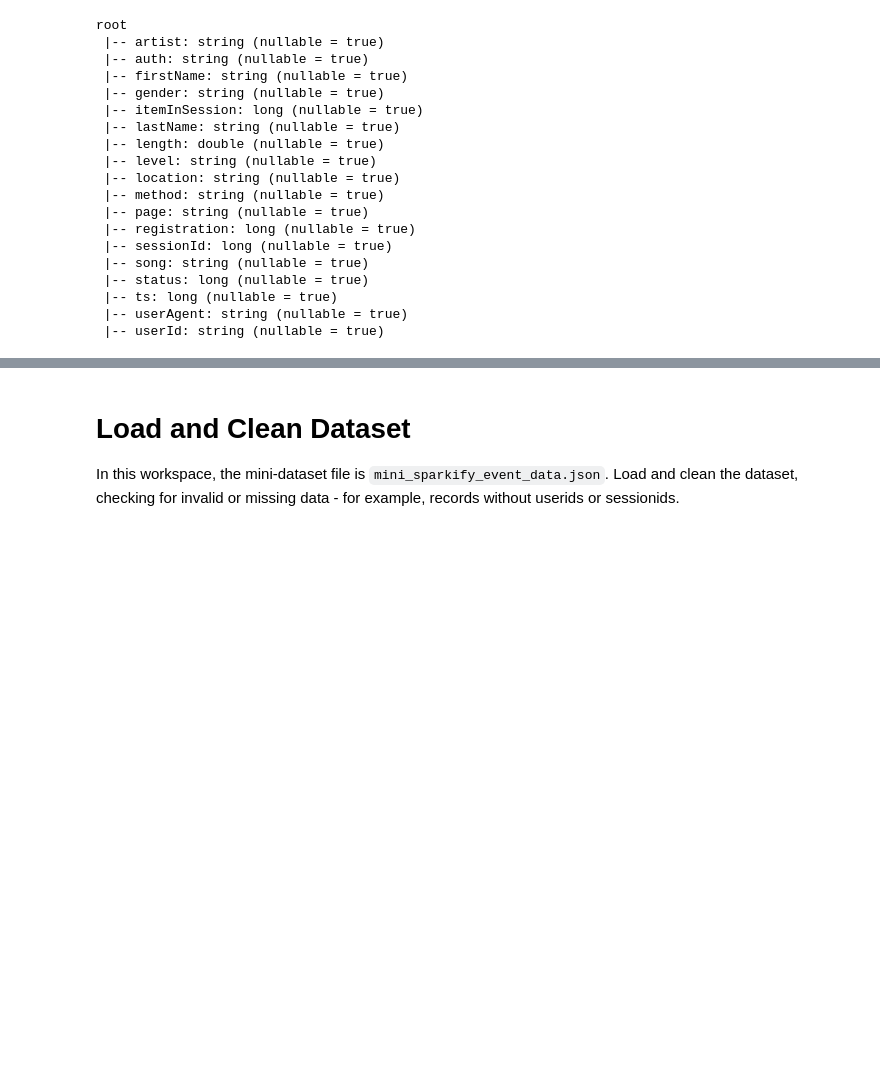
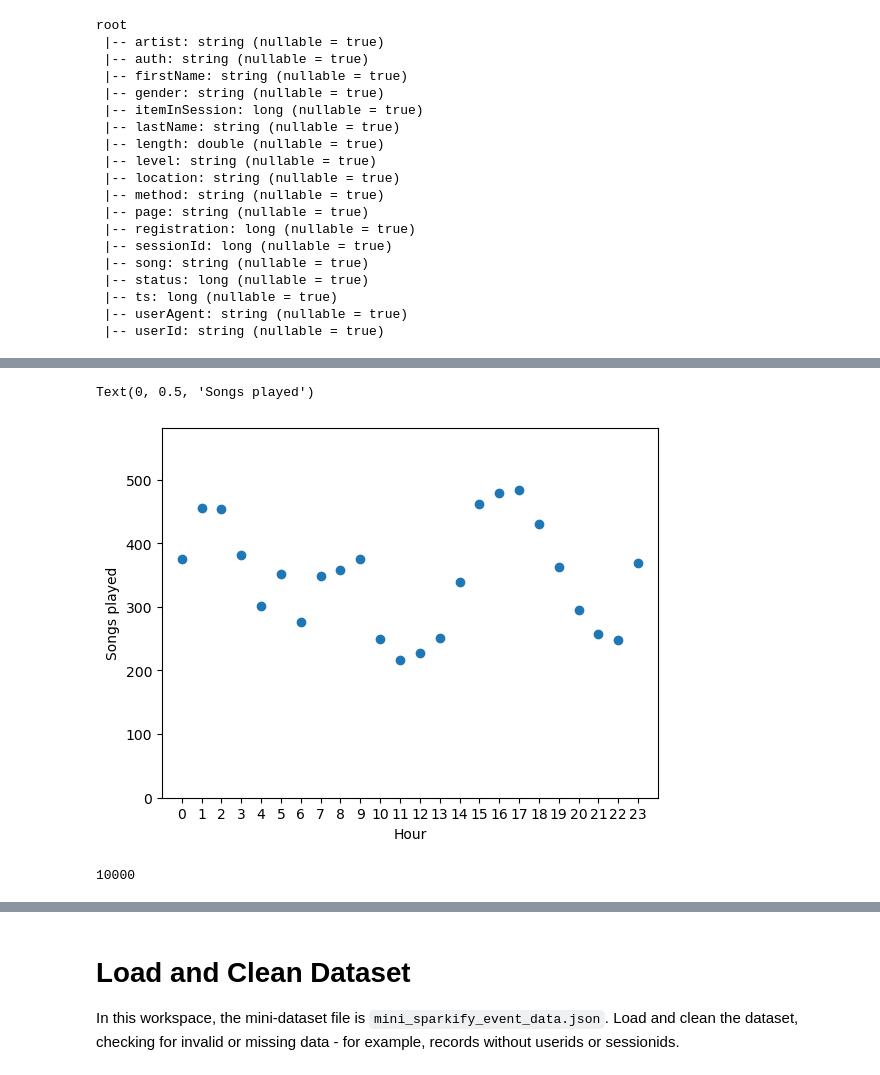
Before and after one commit to kwovadis/music_app_churn_analysis, a Jupyter notebook: notebook_sparkify.ipynb, the cells around one changed output, grey strips where cells are left out. Cells and saved outputs as stored; diff of their text form; code cells hidden in the pictures; blank space fills up the shorter version.

```diff
--- a/notebook_sparkify.ipynb
+++ b/notebook_sparkify.ipynb
@@ -105,0 +155,4 @@ user_log.describe("sessionId").show()
+# %%
+user_log = user_log.withColumn("hour", get_hour(user_log.ts))
+# %%
+songs_in_hour = user_log.filter(user_log.page == "NextSong").groupby(user_log.hour).count().orderBy(user_log.hour.cast("float"))
@@ -105,0 +183,5 @@ user_log.describe("sessionId").show()
+# %%
+songs_in_hour_pd = songs_in_hour.toPandas()
+# %%
+songs_in_hour_pd.hour = pd.to_numeric(songs_in_hour_pd.hour)
+songs_in_hour_pd.hour
@@ -105,0 +206,9 @@ user_log.describe("sessionId").show()
+# %%
+plt.scatter(songs_in_hour_pd["hour"], songs_in_hour_pd["count"])
+plt.xlim(-1, 24)
+plt.ylim(0, 1.2 * max(songs_in_hour_pd["count"]))
+plt.xlabel("Hour")
+plt.ylabel("Songs played")
+# %% [output]
+Text(0, 0.5, 'Songs played')
+[figure, added]
@@ -105,0 +217,4 @@ user_log.describe("sessionId").show()
+# %%
+user_log_valid.count()
+# %% [output]
+10000
```
Also changed, not shown: parts of 24 cells of this notebook, 3 other files.
